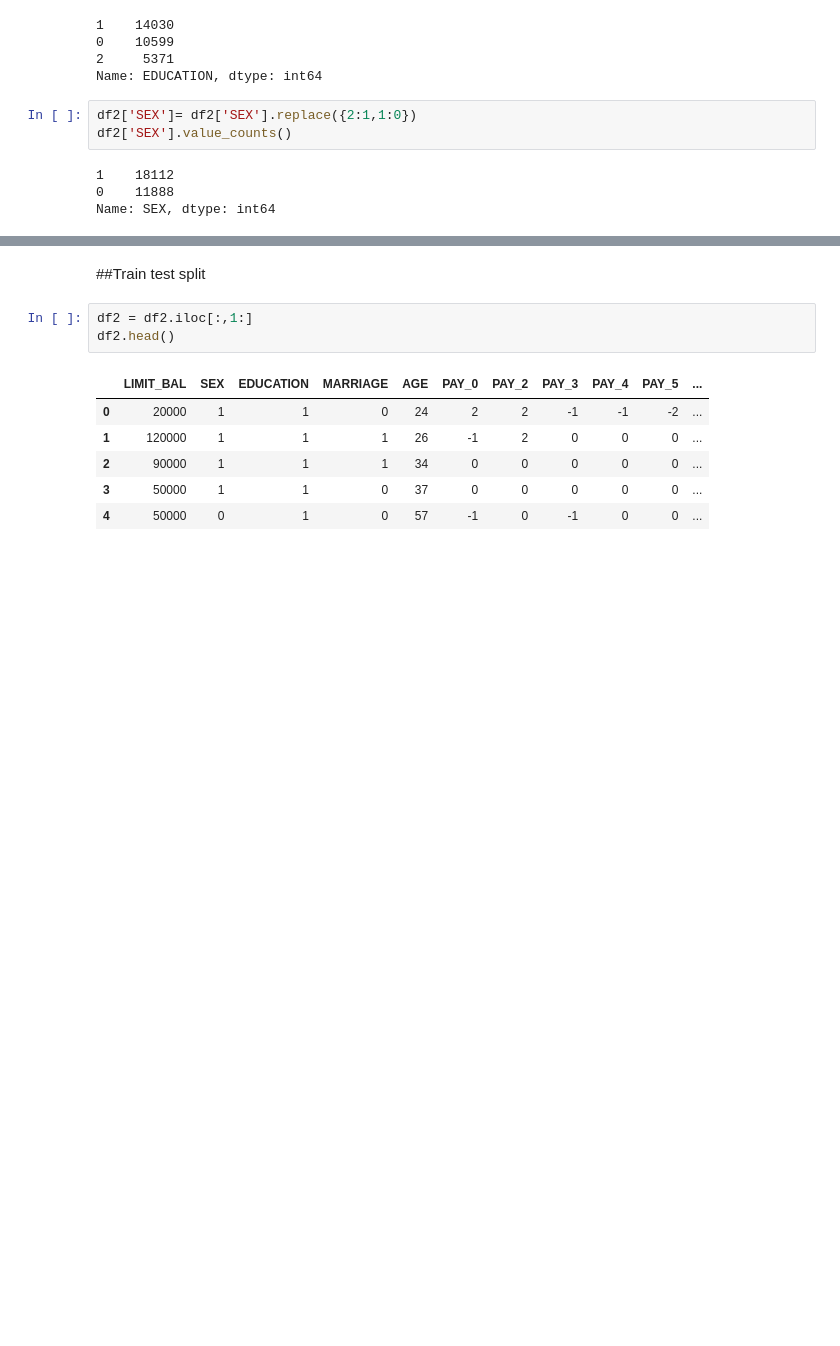
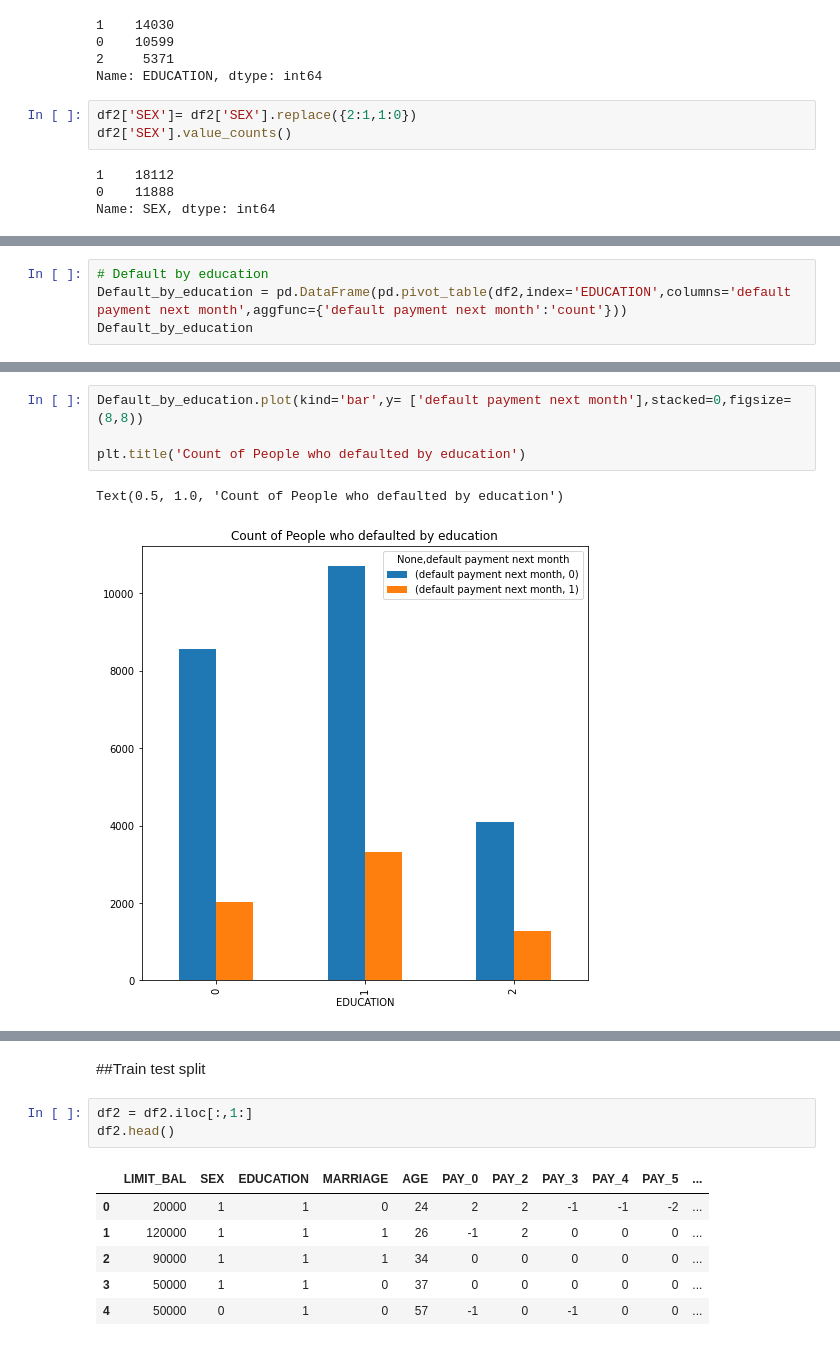
Before and after one commit to Rahul711sharma/Credit-Card-Default-, a Jupyter notebook: Credit_Card_Default.ipynb, the cells around one changed output, grey strips where cells are left out. Cells and saved outputs as stored; diff of their text form; blank space fills up the shorter version.

```diff
--- a/Credit_Card_Default.ipynb
+++ b/Credit_Card_Default.ipynb
@@ -248,0 +273,4 @@ Name: default payment next month, dtype: int64
+# %%
+# Default by education
+Default_by_education = pd.DataFrame(pd.pivot_table(df2,index='EDUCATION',columns='default payment next month',aggfunc={'default payment next month':'count'}))
+Default_by_education
@@ -248,0 +284,7 @@ Name: default payment next month, dtype: int64
+# %%
+Default_by_education.plot(kind='bar',y= ['default payment next month'],stacked=0,figsize=(8,8))
+
+plt.title('Count of People who defaulted by education')
+# %% [output]
+Text(0.5, 1.0, 'Count of People who defaulted by education')
+[figure, added]
```
Also changed, not shown: parts of 41 cells of this notebook.
